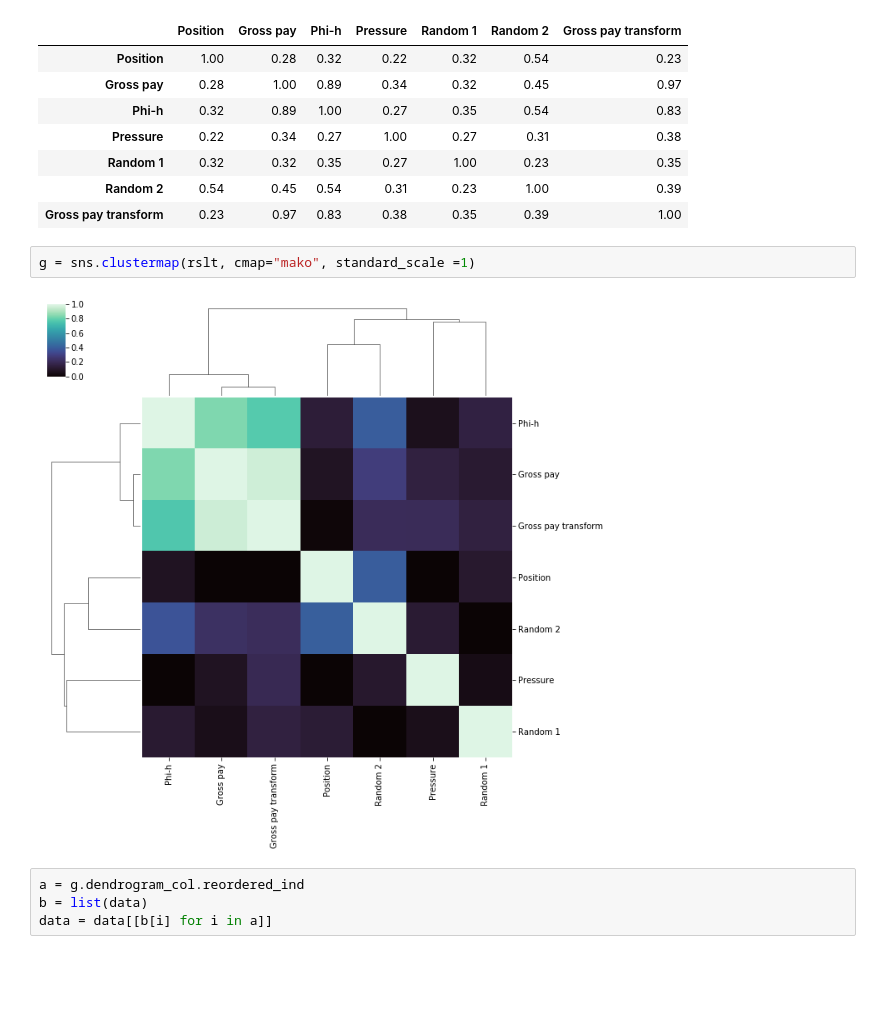
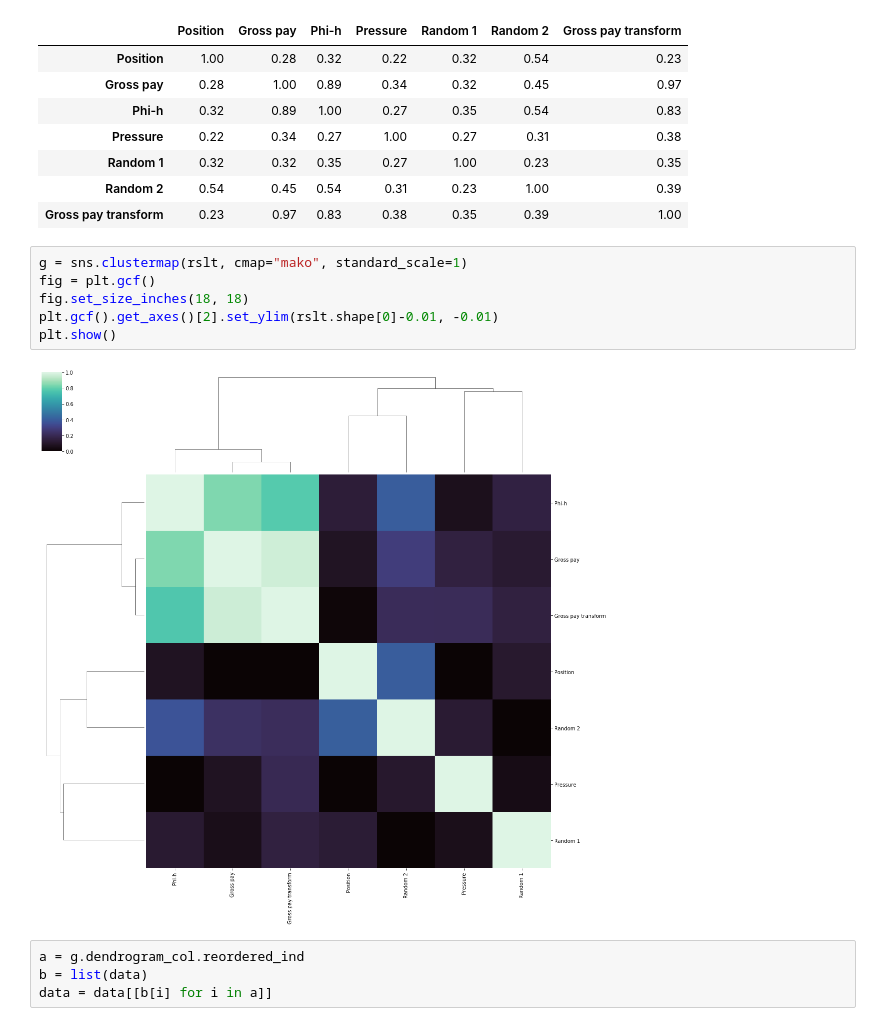
Before and after one commit to mycarta/Data-science-tools-petroleum-exploration-and-production, a Jupyter notebook: Python/notebooks/variable_selection_01_DCOR.ipynb, the cells around one changed output. Drawn from its saved outputs; the diff is of its cells as text; blank space fills up the shorter version.

```diff
--- a/Python/notebooks/variable_selection_01_DCOR.ipynb
+++ b/Python/notebooks/variable_selection_01_DCOR.ipynb
@@ -61,10 +61,14 @@ rslt
 | Random 1 | 0.32 | 0.32 | 0.35 | 0.27 | 1.00 | 0.23 | 0.35 |
 | Random 2 | 0.54 | 0.45 | 0.54 | 0.31 | 0.23 | 1.00 | 0.39 |
 | Gross pay transform | 0.23 | 0.97 | 0.83 | 0.38 | 0.35 | 0.39 | 1.00 |
-# %%
-g = sns.clustermap(rslt, cmap="mako", standard_scale =1)
-# %% [output]
-[figure, removed]
+# %%
+g = sns.clustermap(rslt, cmap="mako", standard_scale=1)
+fig = plt.gcf()
+fig.set_size_inches(18, 18)
+plt.gcf().get_axes()[2].set_ylim(rslt.shape[0]-0.01, -0.01)
+plt.show()
+# %% [output]
+[figure, added]
 # %%
 a = g.dendrogram_col.reordered_ind
 b = list(data)
```
Also changed, not shown: 5 other files.
